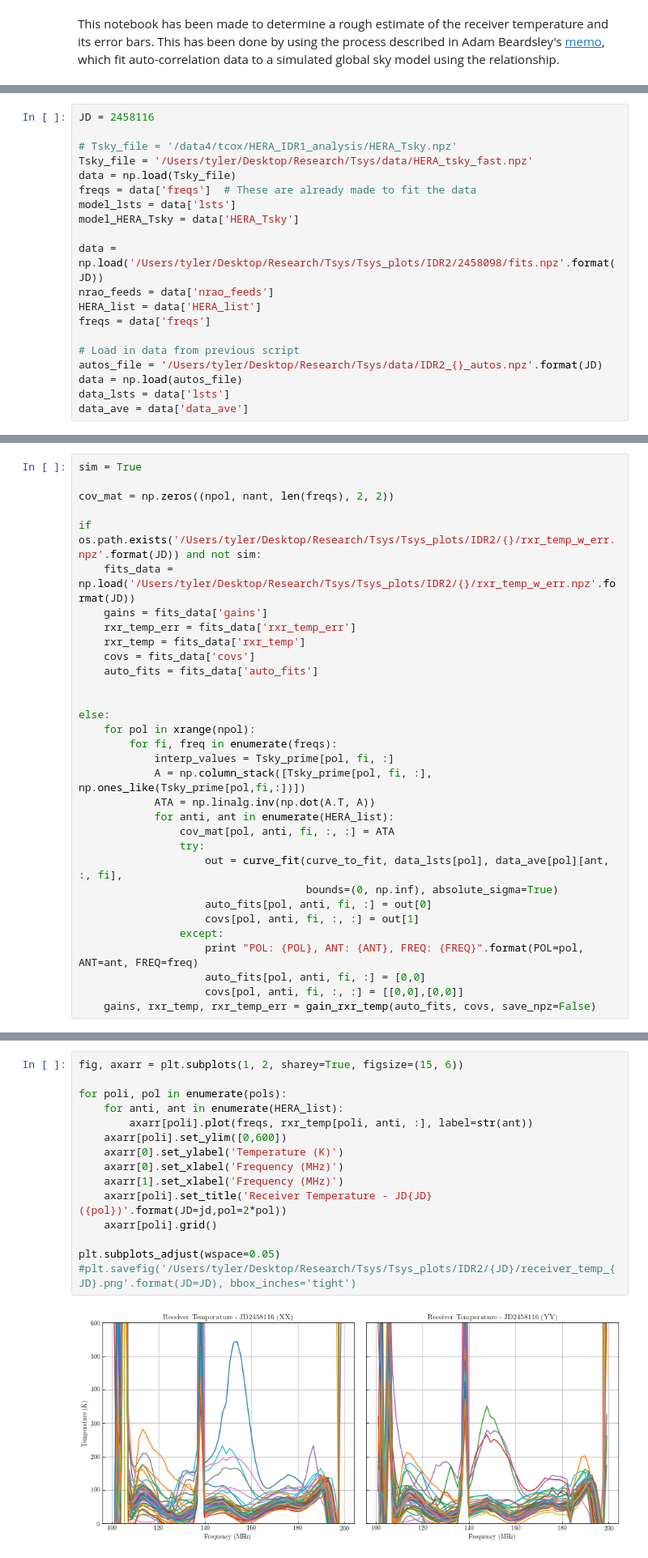
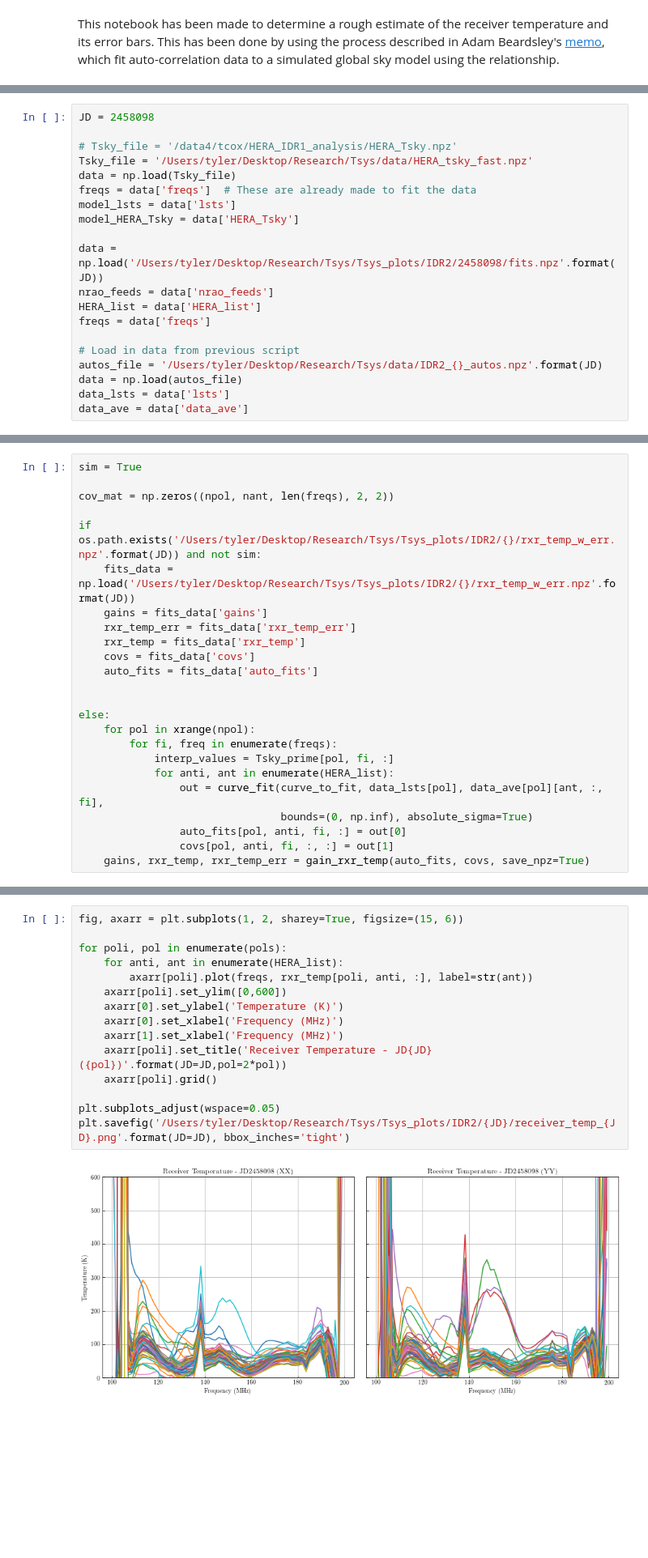
Before and after one commit to tyler-a-cox/HERA_Tsys, a Jupyter notebook: notebooks/HERA_Tsys_auto_fits.ipynb, the cells around one changed output, grey strips where cells are left out. Shown at 81% size. Saved outputs shown, nothing was run; the diff lists cells and outputs as text; blank space fills up the shorter version.

```diff
--- a/notebooks/HERA_Tsys_auto_fits.ipynb
+++ b/notebooks/HERA_Tsys_auto_fits.ipynb
@@ -24,7 +24,7 @@ def curve_to_fit(lsts, gain, offset):
     global interp_values
     return (gain * interp_values + offset)
 # %%
-JD = 2458116
+JD = 2458098
 
 # Tsky_file = '/data4/tcox/HERA_IDR1_analysis/HERA_Tsky.npz'
 Tsky_file = '/Users/tyler/Desktop/Research/Tsys/data/HERA_tsky_fast.npz'
@@ -101,17 +101,9 @@ else:
     for pol in xrange(npol):
         for fi, freq in enumerate(freqs):
             interp_values = Tsky_prime[pol, fi, :]
-            A = np.column_stack([Tsky_prime[pol, fi, :], np.ones_like(Tsky_prime[pol,fi,:])])
-            ATA = np.linalg.inv(np.dot(A.T, A))
             for anti, ant in enumerate(HERA_list):
-                cov_mat[pol, anti, fi, :, :] = ATA
-                try:
-                    out = curve_fit(curve_to_fit, data_lsts[pol], data_ave[pol][ant, :, fi],
-                                    bounds=(0, np.inf), absolute_sigma=True)
-                    auto_fits[pol, anti, fi, :] = out[0]
-                    covs[pol, anti, fi, :, :] = out[1]
-                except:
-                    print "POL: {POL}, ANT: {ANT}, FREQ: {FREQ}".format(POL=pol, ANT=ant, FREQ=freq)
-                    auto_fits[pol, anti, fi, :] = [0,0]
-                    covs[pol, anti, fi, :, :] = [[0,0],[0,0]]
-    gains, rxr_temp, rxr_temp_err = gain_rxr_temp(auto_fits, covs, save_npz=False)
+                out = curve_fit(curve_to_fit, data_lsts[pol], data_ave[pol][ant, :, fi],
+                                bounds=(0, np.inf), absolute_sigma=True)
+                auto_fits[pol, anti, fi, :] = out[0]
+                covs[pol, anti, fi, :, :] = out[1]
+    gains, rxr_temp, rxr_temp_err = gain_rxr_temp(auto_fits, covs, save_npz=True)
@@ -120,20 +110,20 @@ gains_new, rxr_temp_new, rxr_temp_err_new = gain_rxr_temp(auto_fits, cov_mat, sa
 # %%
 fig, axarr = plt.subplots(1, 2, sharey=True, figsize=(15, 6))
 
 for poli, pol in enumerate(pols):
     for anti, ant in enumerate(HERA_list):
         axarr[poli].plot(freqs, rxr_temp[poli, anti, :], label=str(ant))
     axarr[poli].set_ylim([0,600])
     axarr[0].set_ylabel('Temperature (K)')
     axarr[0].set_xlabel('Frequency (MHz)')
     axarr[1].set_xlabel('Frequency (MHz)')
-    axarr[poli].set_title('Receiver Temperature - JD{JD} ({pol})'.format(JD=jd,pol=2*pol))
+    axarr[poli].set_title('Receiver Temperature - JD{JD} ({pol})'.format(JD=JD,pol=2*pol))
     axarr[poli].grid()
 
 plt.subplots_adjust(wspace=0.05)
-#plt.savefig('/Users/tyler/Desktop/Research/Tsys/Tsys_plots/IDR2/{JD}/receiver_temp_{JD}.png'.format(JD=JD), bbox_inches='tight')
+plt.savefig('/Users/tyler/Desktop/Research/Tsys/Tsys_plots/IDR2/{JD}/receiver_temp_{JD}.png'.format(JD=JD), bbox_inches='tight')
 # %% [output]
-[figure, old version]
+[figure, new version]
 # %%
 fig, axarr = plt.subplots(1, 2,figsize=(16, 6))
 
```
Also changed, not shown: parts of 8 cells of this notebook.
